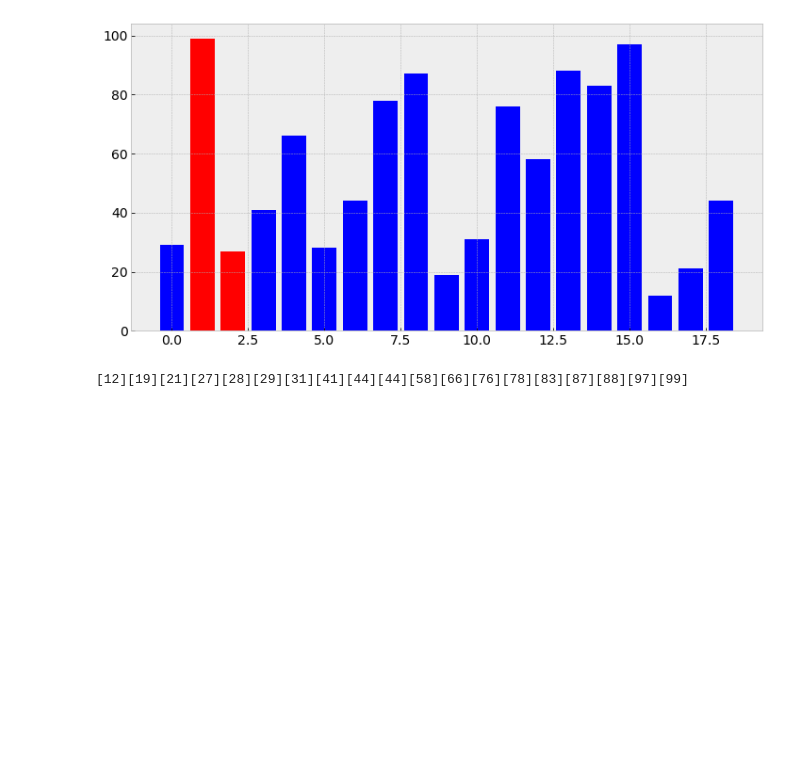
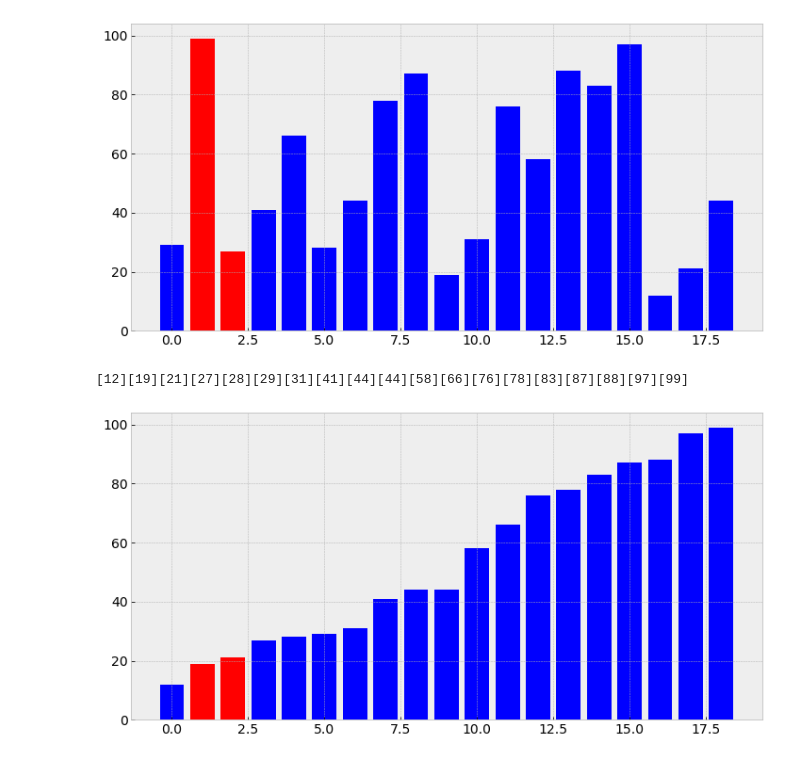
Before and after one commit to fridymandita/Struktur-Data, a Jupyter notebook: Struktur_Data_Heap_Sort.ipynb, the cells around one changed output. Cells and saved outputs as stored; diff of their text form; code cells hidden in the pictures; blank space fills up the shorter version.

```diff
--- a/Struktur_Data_Heap_Sort.ipynb
+++ b/Struktur_Data_Heap_Sort.ipynb
@@ -72,3 +72,7 @@ for i in range(n):
 	print("[%d" % data[i],end="]")
 # %% [output]
 [12][19][21][27][28][29][31][41][44][44][58][66][76][78][83][87][88][97][99]
+# %%
+updateGraph(1,data)
+# %% [output]
+[figure, added]
```
